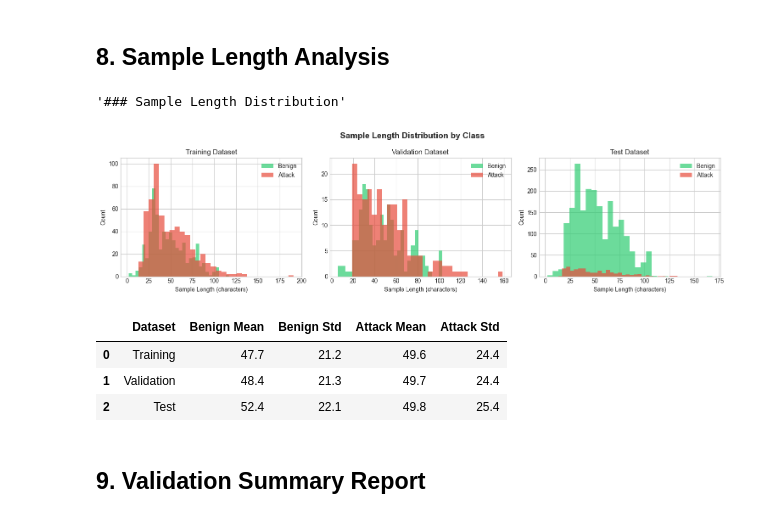
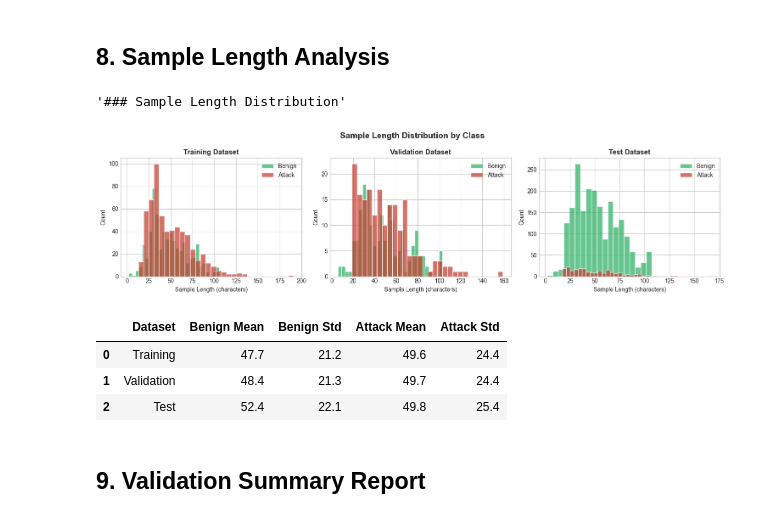
Before and after one commit to Rizwan723/MCP-Security-Proxy, a Jupyter notebook: research/notebooks/dataset_validation.ipynb, the cells around one changed output. Cells and saved outputs as stored; diff of their text form; code cells hidden in the pictures.

```diff
--- a/research/notebooks/dataset_validation.ipynb
+++ b/research/notebooks/dataset_validation.ipynb
@@ -109,10 +146,9 @@ display(stats_df.round(1))
 | 1 | Validation | 32 | 376 | 188 | 188 | 50.0 | 50.0 | 11.8 | 4 | 44 |
 | 2 | Test | 32 | 2328 | 2088 | 240 | 89.7 | 10.3 | 72.8 | 8 | 251 |
 # %%
-# Visualize class distribution
+# Visualize class distribution with consistent colors
 fig, axes = plt.subplots(1, 3, figsize=(14, 4))
 
-colors = ['#2ecc71', '#e74c3c']
 targets = {'Training': '50/50', 'Validation': '50/50', 'Test': '90/10'}
 
 for idx, (name, data) in enumerate(datasets.items()):
@@ -120,11 +156,13 @@ for idx, (name, data) in enumerate(datasets.items()):
     sizes = [stats['benign'], stats['attack']]
     labels = [f"Benign\n({stats['benign_pct']:.1f}%)", f"Attack\n({stats['attack_pct']:.1f}%)"]
 
-    axes[idx].pie(sizes, labels=labels, colors=colors, autopct='', startangle=90)
+    # Use consistent CLASS_COLORS
+    axes[idx].pie(sizes, labels=labels, colors=CLASS_COLORS, autopct='', startangle=90,
+                  wedgeprops={'edgecolor': 'white', 'linewidth': 1})
     axes[idx].set_title(f"{name}\n(Target: {targets[name]}, n={stats['total_samples']})")
 
 plt.suptitle('Class Distribution by Dataset', fontsize=14, fontweight='bold')
 plt.tight_layout()
-plt.savefig('../evaluation_results/owasp_class_distribution.png', dpi=150, bbox_inches='tight')
+plt.savefig('../figures/dataset/owasp_class_distribution.png', dpi=150, bbox_inches='tight')
 plt.show()
 # %% [output]
@@ -554,38 +644,39 @@ display(("### Sample Length Distribution"))
 
 fig, axes = plt.subplots(1, 3, figsize=(15, 4))
 
 for idx, (name, data) in enumerate(datasets.items()):
     lengths = get_sample_lengths(data)
 
-    axes[idx].hist(lengths['benign'], bins=30, alpha=0.7, label='Benign', color='#2ecc71')
-    axes[idx].hist(lengths['attack'], bins=30, alpha=0.7, label='Attack', color='#e74c3c')
+    # Use consistent CLASS_COLORS
+    axes[idx].hist(lengths['benign'], bins=30, alpha=0.7, label='Benign', color=COLOR_BENIGN, edgecolor='white')
+    axes[idx].hist(lengths['attack'], bins=30, alpha=0.7, label='Attack', color=COLOR_ATTACK, edgecolor='white')
     axes[idx].set_xlabel('Sample Length (characters)')
     axes[idx].set_ylabel('Count')
-    axes[idx].set_title(f'{name} Dataset')
+    axes[idx].set_title(f'{name} Dataset', fontsize=12, fontweight='bold')
     axes[idx].legend()
 
 plt.suptitle('Sample Length Distribution by Class', fontsize=14, fontweight='bold')
 plt.tight_layout()
-plt.savefig('../evaluation_results/owasp_sample_lengths.png', dpi=150, bbox_inches='tight')
+plt.savefig('../figures/dataset/owasp_sample_lengths.png', dpi=150, bbox_inches='tight')
 plt.show()
 
 # Length statistics table
 length_stats = []
 for name, data in datasets.items():
     lengths = get_sample_lengths(data)
     length_stats.append({
         'Dataset': name,
         'Benign Mean': np.mean(lengths['benign']) if lengths['benign'] else 0,
         'Benign Std': np.std(lengths['benign']) if lengths['benign'] else 0,
         'Attack Mean': np.mean(lengths['attack']) if lengths['attack'] else 0,
         'Attack Std': np.std(lengths['attack']) if lengths['attack'] else 0,
     })
 
 length_df = pd.DataFrame(length_stats)
 display(length_df.round(1))
 # %% [output]
 '### Sample Length Distribution'
-[figure, old version]
+[figure, new version]
 |  | Dataset | Benign Mean | Benign Std | Attack Mean | Attack Std |
 | 0 | Training | 47.7 | 21.2 | 49.6 | 24.4 |
 | 1 | Validation | 48.4 | 21.3 | 49.7 | 24.4 |
```
Also changed, not shown: parts of 5 cells of this notebook, 5 other files.
